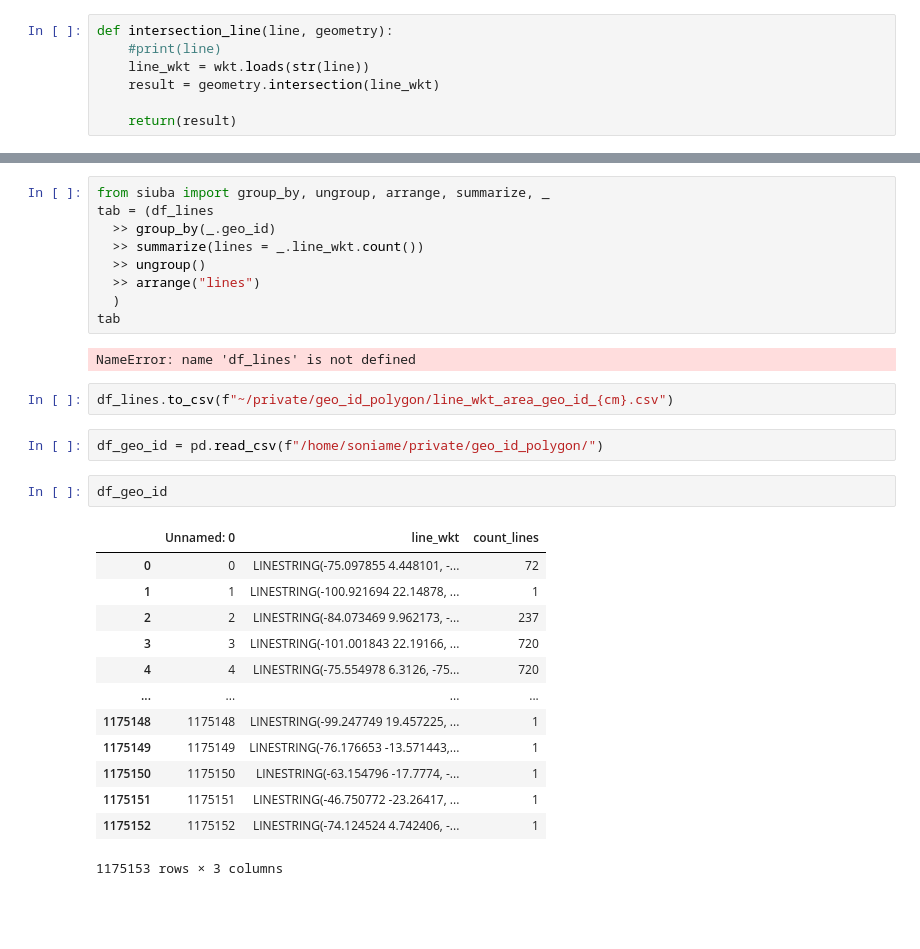
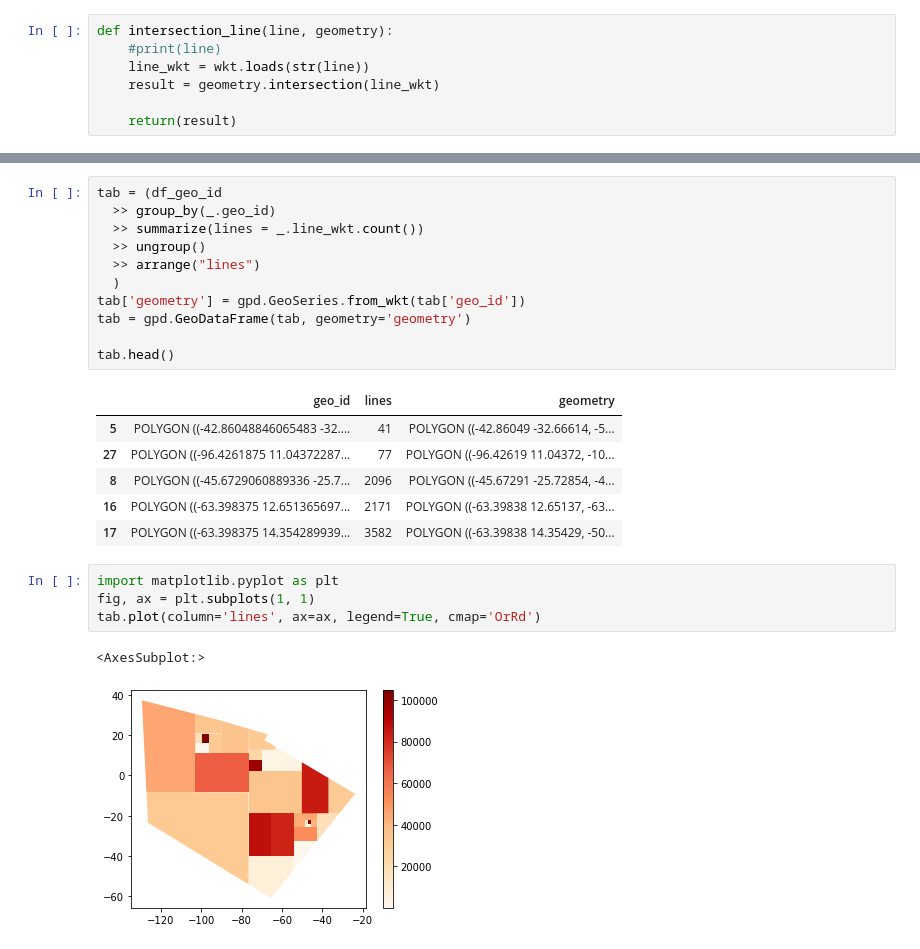
Before and after one commit to EL-BID/IDB-IDB-Invest-Coronavirus-Impact-Dashboard, a Jupyter notebook: notebooks/katana_bounds.ipynb, the cells around one changed output, grey strips where cells are left out. Cells and saved outputs as stored; diff of their text form; blank space fills up the shorter version.

Commit message:
folium plot first try

```diff
--- a/notebooks/katana_bounds.ipynb
+++ b/notebooks/katana_bounds.ipynb
@@ -258,31 +259,25 @@ array(['POLYGON ((-70.00393750000001 2.170599169624747, -76.6095 2.1705991696247
 # %%
-from siuba import group_by, ungroup, arrange, summarize, _
-tab = (df_lines
+tab = (df_geo_id
   >> group_by(_.geo_id)
   >> summarize(lines = _.line_wkt.count())
   >> ungroup()
   >> arrange("lines")
   )
-tab
+tab['geometry'] = gpd.GeoSeries.from_wkt(tab['geo_id'])
+tab = gpd.GeoDataFrame(tab, geometry='geometry')
+
+tab.head()
 # %% [output]
-NameError: name 'df_lines' is not defined
+|  | geo_id | lines | geometry |
+| 5 | POLYGON ((-42.86048846065483 -32.... | 41 | POLYGON ((-42.86049 -32.66614, -5... |
+| 27 | POLYGON ((-96.4261875 11.04372287... | 77 | POLYGON ((-96.42619 11.04372, -10... |
+| 8 | POLYGON ((-45.6729060889336 -25.7... | 2096 | POLYGON ((-45.67291 -25.72854, -4... |
+| 16 | POLYGON ((-63.398375 12.651365697... | 2171 | POLYGON ((-63.39838 12.65137, -63... |
+| 17 | POLYGON ((-63.398375 14.354289939... | 3582 | POLYGON ((-63.39838 14.35429, -50... |
-# %%
-df_lines.to_csv(f"~/private/geo_id_polygon/line_wkt_area_geo_id_{cm}.csv")
-# %%
-df_geo_id = pd.read_csv(f"/home/soniame/private/geo_id_polygon/")
-# %%
-df_geo_id
-# %% [output]
-|  | Unnamed: 0 | line_wkt | count_lines |
-| 0 | 0 | LINESTRING(-75.097855 4.448101, -... | 72 |
-| 1 | 1 | LINESTRING(-100.921694 22.14878, ... | 1 |
-| 2 | 2 | LINESTRING(-84.073469 9.962173, -... | 237 |
-| 3 | 3 | LINESTRING(-101.001843 22.19166, ... | 720 |
-| 4 | 4 | LINESTRING(-75.554978 6.3126, -75... | 720 |
-| ... | ... | ... | ... |
-| 1175148 | 1175148 | LINESTRING(-99.247749 19.457225, ... | 1 |
-| 1175149 | 1175149 | LINESTRING(-76.176653 -13.571443,... | 1 |
-| 1175150 | 1175150 | LINESTRING(-63.154796 -17.7774, -... | 1 |
-| 1175151 | 1175151 | LINESTRING(-46.750772 -23.26417, ... | 1 |
-| 1175152 | 1175152 | LINESTRING(-74.124524 4.742406, -... | 1 |
-1175153 rows × 3 columns
+# %%
+import matplotlib.pyplot as plt
+fig, ax = plt.subplots(1, 1)
+tab.plot(column='lines', ax=ax, legend=True, cmap='OrRd')
+# %% [output]
+<AxesSubplot:>
+[figure, added]
```
Also changed, not shown: parts of 22 cells of this notebook.
